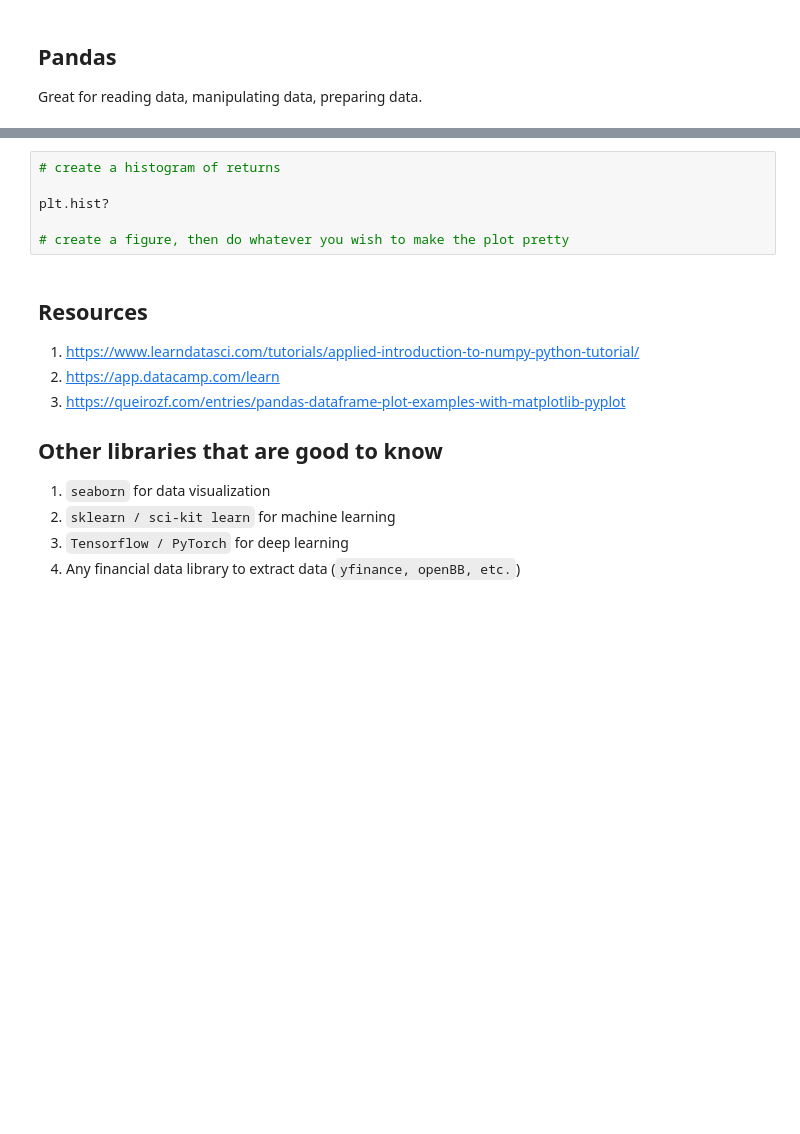
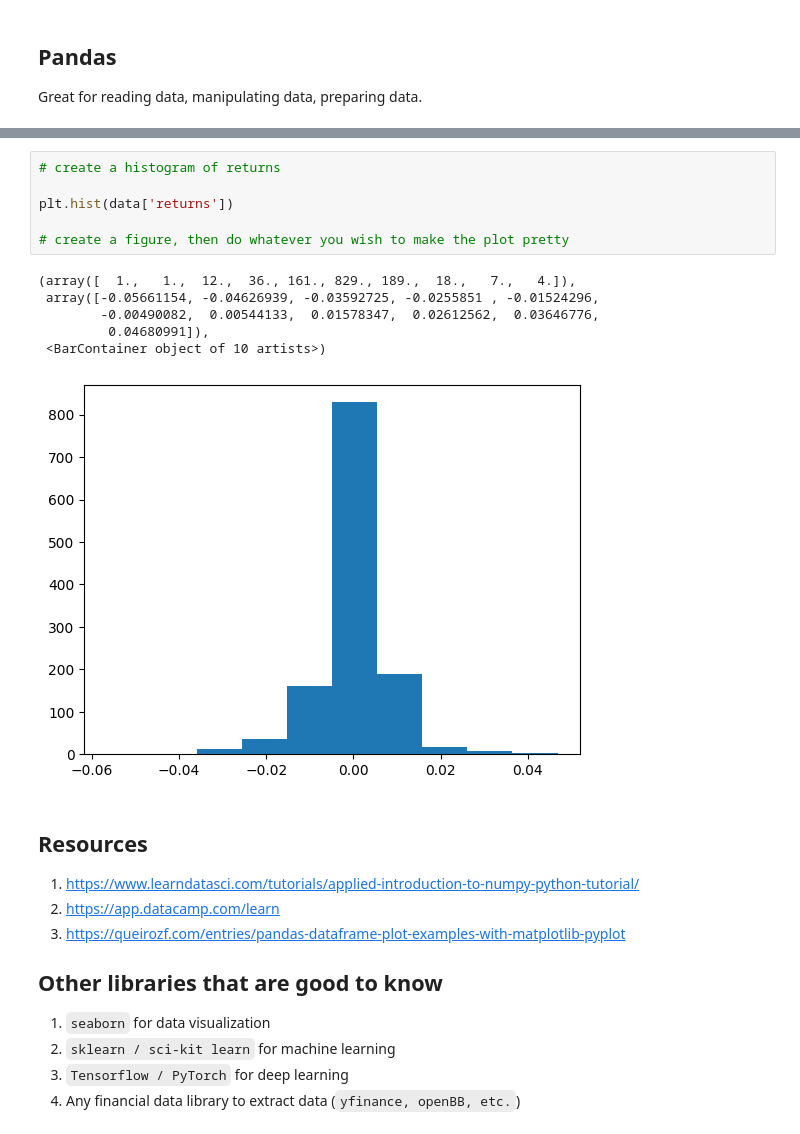
Before and after one commit to irened123/qj-s24, a Jupyter notebook: lecture0_crashcourse.ipynb, the cells around one changed output, grey strips where cells are left out. Saved outputs shown, nothing was run; the diff lists cells and outputs as text; blank space fills up the shorter version.

```diff
--- a/lecture0_crashcourse.ipynb
+++ b/lecture0_crashcourse.ipynb
@@ -232,9 +272,16 @@ data
 # %%
 # create a histogram of returns
 
-plt.hist?
+plt.hist(data['returns'])
 
 # create a figure, then do whatever you wish to make the plot pretty
+# %% [output]
+(array([  1.,   1.,  12.,  36., 161., 829., 189.,  18.,   7.,   4.]),
+ array([-0.05661154, -0.04626939, -0.03592725, -0.0255851 , -0.01524296,
+        -0.00490082,  0.00544133,  0.01578347,  0.02612562,  0.03646776,
+         0.04680991]),
+ <BarContainer object of 10 artists>)
+[figure, added]
 # %% [markdown]
 ## Resources
 
```
Also changed, not shown: parts of 7 cells of this notebook.
